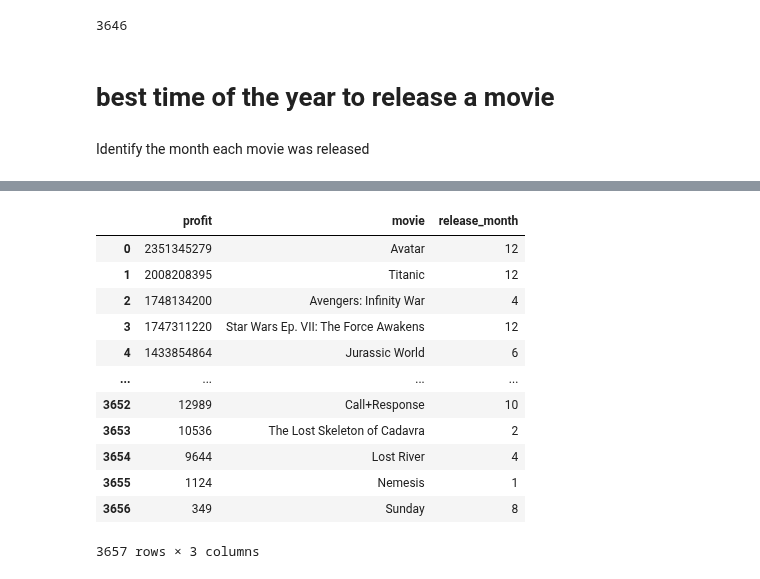
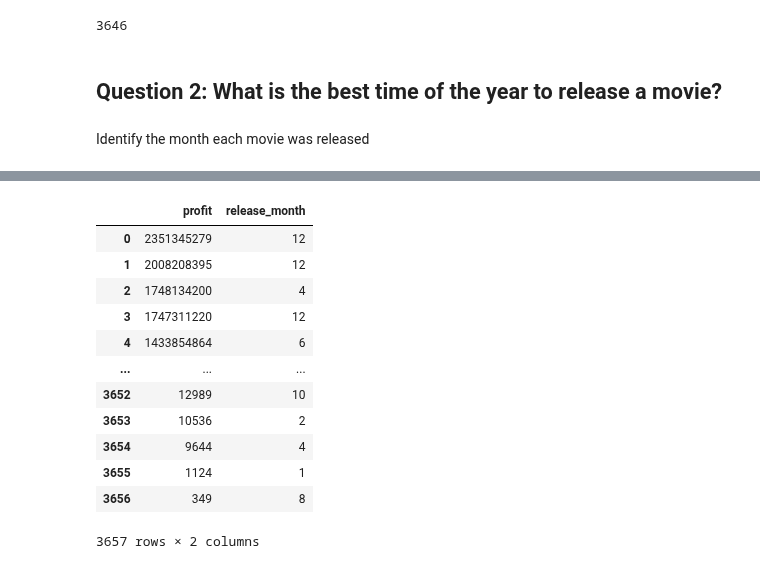
Before and after one commit to laaria-chris/Microsoft-Studios-EDA, a Jupyter notebook: student.ipynb, the cells around one changed output, grey strips where cells are left out. Saved outputs shown, nothing was run; the diff lists cells and outputs as text; code cells hidden in the pictures.

```diff
--- a/student.ipynb
+++ b/student.ipynb
@@ -270,7 +234,7 @@ len(profitable_ranked_df.loc[profitable_ranked_df['profit_margin'] > 0.5])
 # %% [output]
 3646
 # %% [markdown]
-# best time of the year to release a movie
+## Question 2: What is the best time of the year to release a movie?
 # %% [markdown]
 Identify the month each movie was released
 # %%
@@ -312,20 +276,20 @@ print(profitable_ranked_df)
 [3657 rows x 13 columns]
 # %%
 # Drop all columns except 'profit_margin', 'profit', 'movie', and 'release_month_name'
-desired_columns = ['profit', 'movie', 'release_month']
+desired_columns = ['profit', 'release_month']
 profitable_ranked_df = profitable_ranked_df[desired_columns]
 profitable_ranked_df
 # %% [output]
-|  | profit | movie | release_month |
-| 0 | 2351345279 | Avatar | 12 |
-| 1 | 2008208395 | Titanic | 12 |
-| 2 | 1748134200 | Avengers: Infinity War | 4 |
-| 3 | 1747311220 | Star Wars Ep. VII: The Force Awakens | 12 |
-| 4 | 1433854864 | Jurassic World | 6 |
-| ... | ... | ... | ... |
-| 3652 | 12989 | Call+Response | 10 |
-| 3653 | 10536 | The Lost Skeleton of Cadavra | 2 |
-| 3654 | 9644 | Lost River | 4 |
-| 3655 | 1124 | Nemesis | 1 |
-| 3656 | 349 | Sunday | 8 |
+|  | profit | release_month |
+| 0 | 2351345279 | 12 |
+| 1 | 2008208395 | 12 |
+| 2 | 1748134200 | 4 |
+| 3 | 1747311220 | 12 |
+| 4 | 1433854864 | 6 |
+| ... | ... | ... |
+| 3652 | 12989 | 10 |
+| 3653 | 10536 | 2 |
+| 3654 | 9644 | 4 |
+| 3655 | 1124 | 1 |
+| 3656 | 349 | 8 |
-3657 rows × 3 columns
+3657 rows × 2 columns
```
Also changed, not shown: parts of 38 cells of this notebook.
